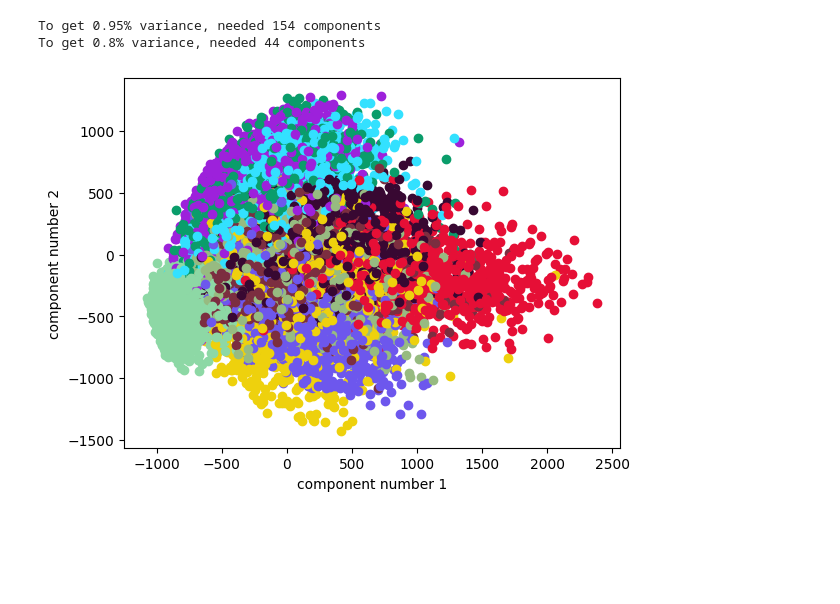
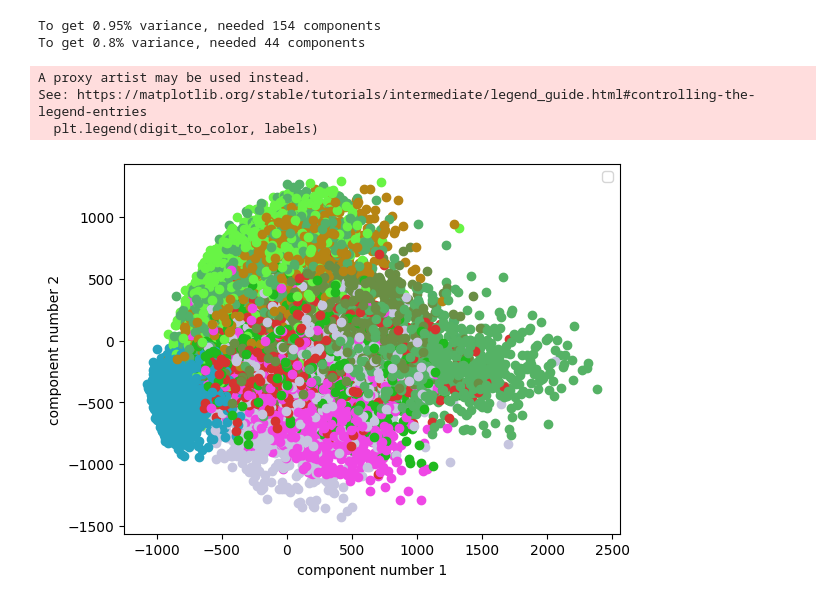
Before and after one commit to glusi/cv-maman22, a Jupyter notebook: maman22.ipynb, the cells around one changed output. Drawn from its saved outputs; the diff is of its cells as text; code cells hidden in the pictures; blank space fills up the shorter version.

```diff
--- a/maman22.ipynb
+++ b/maman22.ipynb
@@ -63,4 +63,9 @@ Y_train: (60000,)
 X_test:  (10000, 28, 28)
 Y_test:  (10000,)
 [figure]
+# %%
+def reshape_set_to_1d(set_to_reshape):
+    nsamples, nx, ny = set_to_reshape.shape
+    res = set_to_reshape.reshape((nsamples,nx*ny))
+    return res
 # %%
@@ -112,0 +89,4 @@ Text(0, 0.5, 'Accuracy')
+# %%
+d2_train_dataset = reshape_set_to_1d(x_train)
+d2_test_dataset = reshape_set_to_1d(x_test)
+plot_knn(d2_train_dataset, d2_test_dataset)
@@ -156,21 +138,34 @@ print("To get " + str(0.8) + "% variance, needed " + str(res) + " components")
 # %% [output]
 To get 0.95% variance, needed 154 components
 To get 0.8% variance, needed 44 components
+# %%
+def project_to_n_components(n: int, d2_train_dataset, d2_test_dataset):
+    pca = PCA(n_components=n)
+    x_train_after_fit  = pca.fit_transform(d2_train_dataset)
+    x_test_after_transform  = pca.transform(d2_test_dataset)
+    return x_train_after_fit, x_test_after_transform
 # %%
-import matplotlib.colors as mcolors
+
 from random import randint
 
 digit_to_color=[]
 for i in range(10):
     digit_to_color.append('#%06X' % randint(0, 0xFFFFFF))
-pca = PCA(n_components=2)
-x_train_after_fit  = pca.fit(d2_train_dataset)
-x_test_after_transform  = pca.transform(d2_test_dataset)
+x_train_after_fit, x_test_after_transform  = project_to_n_components(2, d2_train_dataset, d2_test_dataset)
 num_Of_x_test = len(x_test_after_transform)
 for i in range(num_Of_x_test):
     plt.scatter(x_test_after_transform[i][0], x_test_after_transform[i][1], None, digit_to_color[y_test[i]])
+labels = []
+colors = []
+for i in range(10):
+    labels.append(str(i))
+    colors.append(digit_to_color[i])
+plt.legend(digit_to_color, labels)
 plt.xlabel('component number 1')
 plt.ylabel('component number 2')
 plt.show()
 # %% [output]
+A proxy artist may be used instead.
+See: https://matplotlib.org/stable/tutorials/intermediate/legend_guide.html#controlling-the-legend-entries
+  plt.legend(digit_to_color, labels)
-[figure, old version]
+[figure, new version]
```
Also changed, not shown: parts of 5 cells of this notebook.
